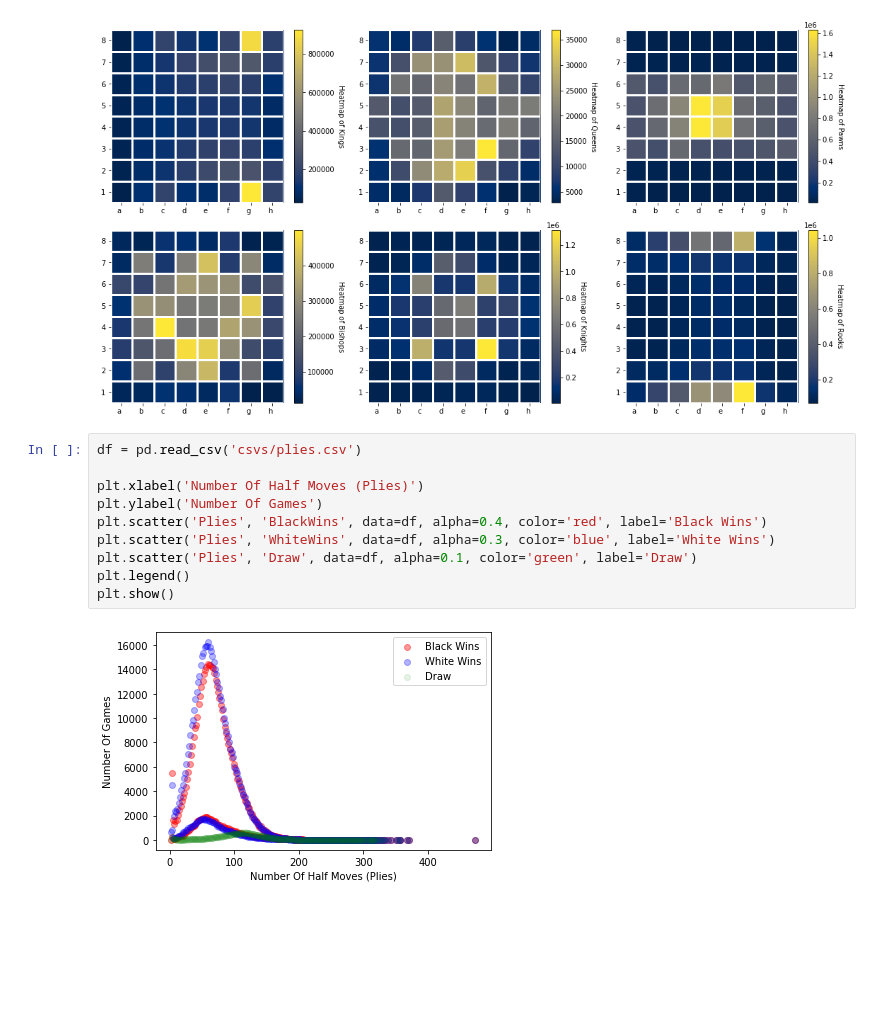
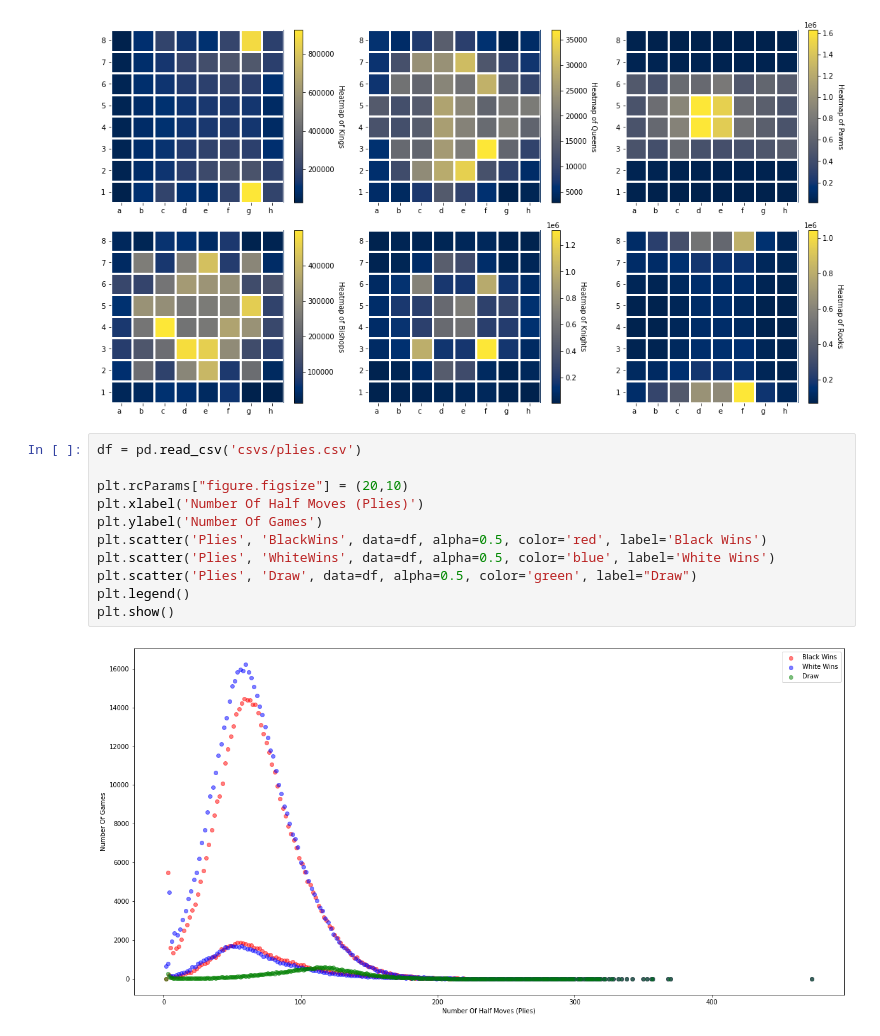
Before and after one commit to johnclaro/bigdata, a Jupyter notebook: README.ipynb, the cells around one changed output. Drawn from its saved outputs; the diff is of its cells as text; blank space fills up the shorter version.

```diff
--- a/README.ipynb
+++ b/README.ipynb
@@ -31,12 +31,13 @@ plt.show()
 # %%
 df = pd.read_csv('csvs/plies.csv')
 
+plt.rcParams["figure.figsize"] = (20,10)
 plt.xlabel('Number Of Half Moves (Plies)')
 plt.ylabel('Number Of Games')
-plt.scatter('Plies', 'BlackWins', data=df, alpha=0.4, color='red', label='Black Wins')
-plt.scatter('Plies', 'WhiteWins', data=df, alpha=0.3, color='blue', label='White Wins')
-plt.scatter('Plies', 'Draw', data=df, alpha=0.1, color='green', label='Draw')
+plt.scatter('Plies', 'BlackWins', data=df, alpha=0.5, color='red', label='Black Wins')
+plt.scatter('Plies', 'WhiteWins', data=df, alpha=0.5, color='blue', label='White Wins')
+plt.scatter('Plies', 'Draw', data=df, alpha=0.5, color='green', label="Draw")
 plt.legend()
 plt.show()
 # %% [output]
-[figure, old version]
+[figure, new version]
```
Also changed, not shown: parts of 1 cell of this notebook.
